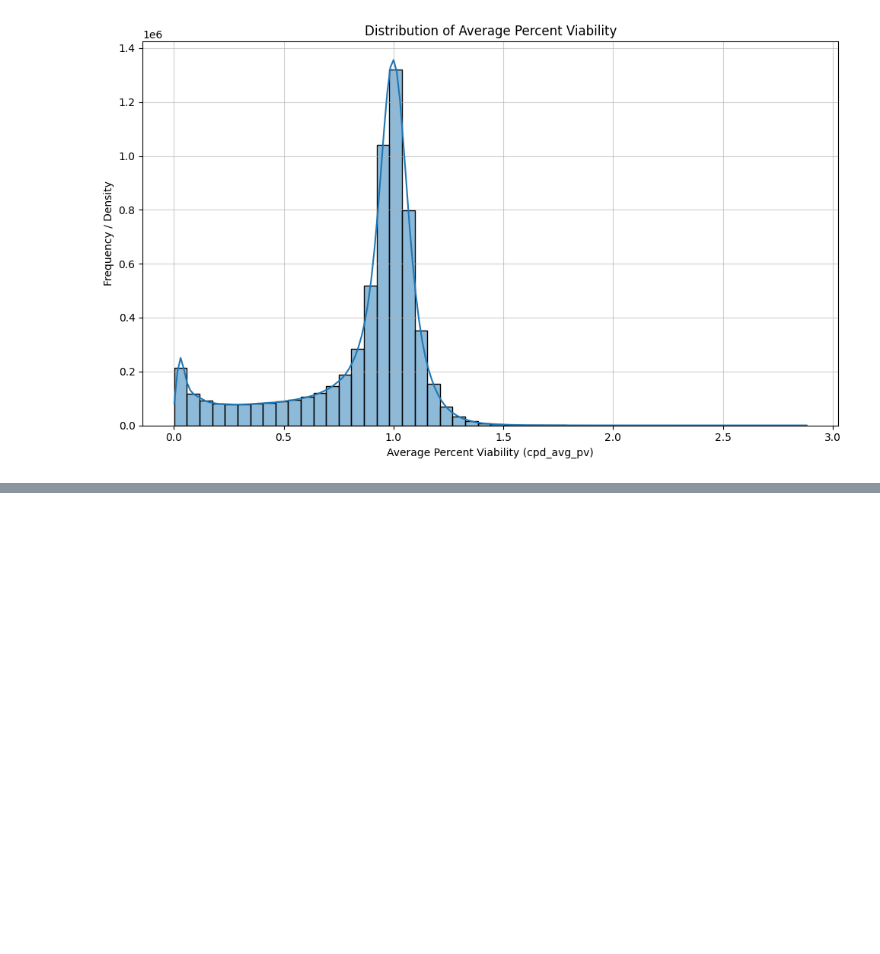
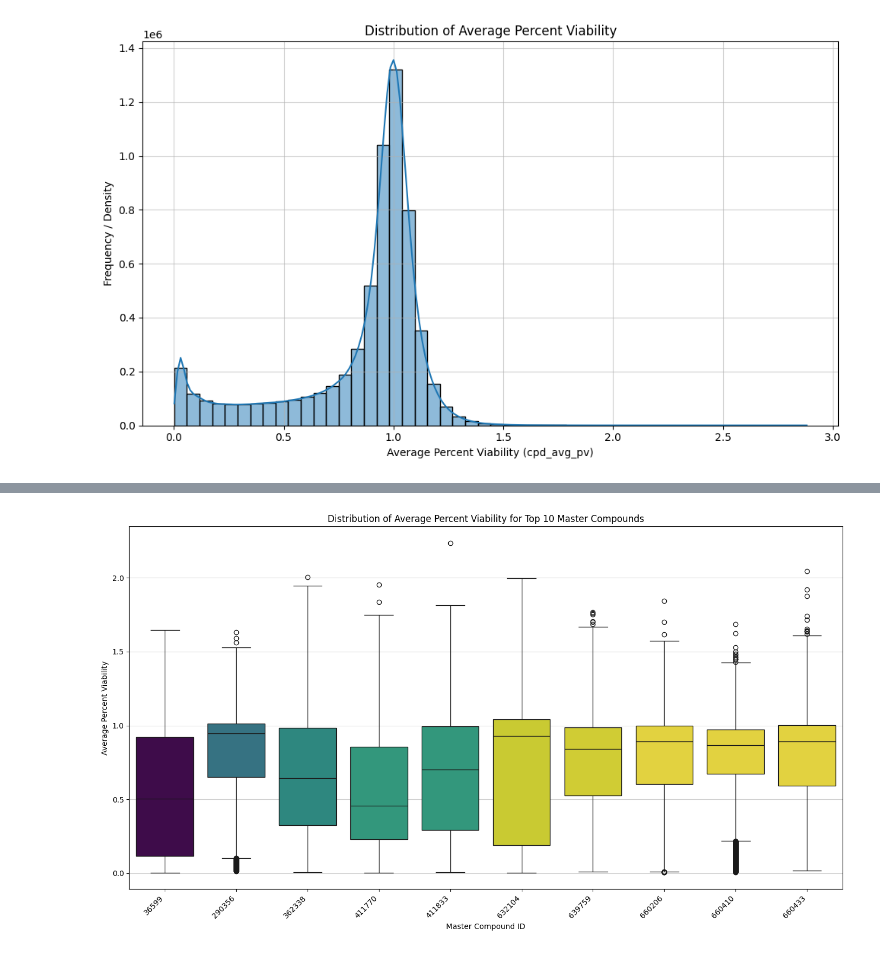
Before and after one commit to zrsteff/DSC502-Group-1-Project, a Jupyter notebook: DSC502_Group_Project.ipynb, the cells around one changed output, grey strips where cells are left out. Cells and saved outputs as stored; diff of their text form; code cells hidden in the pictures; blank space fills up the shorter version.

```diff
--- a/DSC502_Group_Project.ipynb
+++ b/DSC502_Group_Project.ipynb
@@ -126,0 +161,15 @@ plt.show()
+# %%
+top_10_cpd_ids = top_10_cpds.index
+df_top_10_cpds = df[df['master_cpd_id'].isin(top_10_cpd_ids)]
+
+plt.figure(figsize=(14, 8))
+sns.boxplot(data=df_top_10_cpds, x='master_cpd_id', y='cpd_avg_pv', hue='master_cpd_id', palette='viridis', legend=False)
+plt.xlabel('Master Compound ID')
+plt.ylabel('Average Percent Viability')
+plt.title('Distribution of Average Percent Viability for Top 10 Master Compounds')
+plt.xticks(rotation=45, ha='right')
+plt.grid(axis='y', alpha=0.6)
+plt.tight_layout()
+plt.show()
+# %% [output]
+[figure, added]
```
Also changed, not shown: parts of 6 cells of this notebook.
